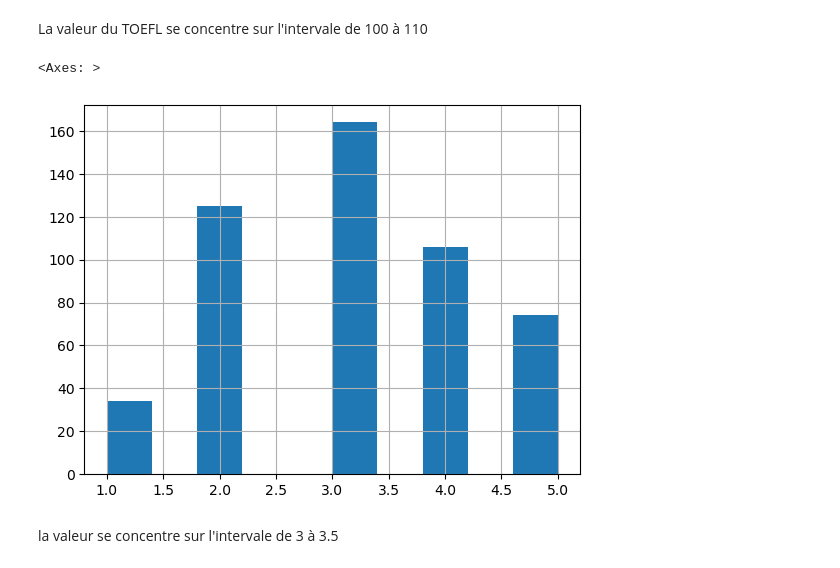
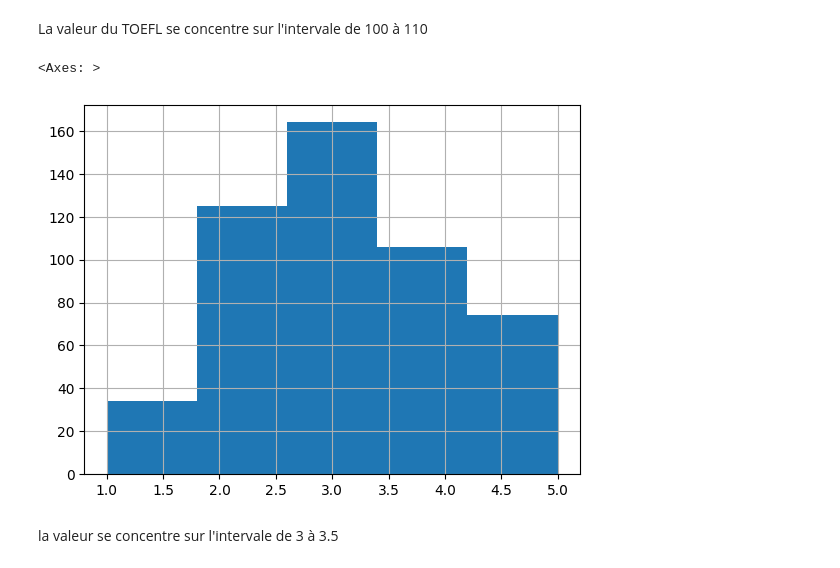
Before and after one commit to rasolonjanahary/Projet-de-fin-de-L2, a Jupyter notebook: APV_V2.ipynb, the cells around one changed output. Drawn from its saved outputs; the diff is of its cells as text; code cells hidden in the pictures.

```diff
--- a/APV_V2.ipynb
+++ b/APV_V2.ipynb
@@ -106,10 +106,10 @@ df_clean["TOEFL Score"].hist()
 La valeur du TOEFL se concentre sur l'intervale de 100 à 110
 # %%
 #Affichage  du histogramme pour "University Rating"
-df_clean["University Rating"].hist()
+df_clean["University Rating"].hist(bins=5)
 # %% [output]
 <Axes: >
-[figure, old version]
+[figure, new version]
 # %% [markdown]
 la valeur se concentre sur l'intervale de 3 à 3.5
 # %%
```
Also changed, not shown: parts of 28 cells of this notebook, 9 other files.
